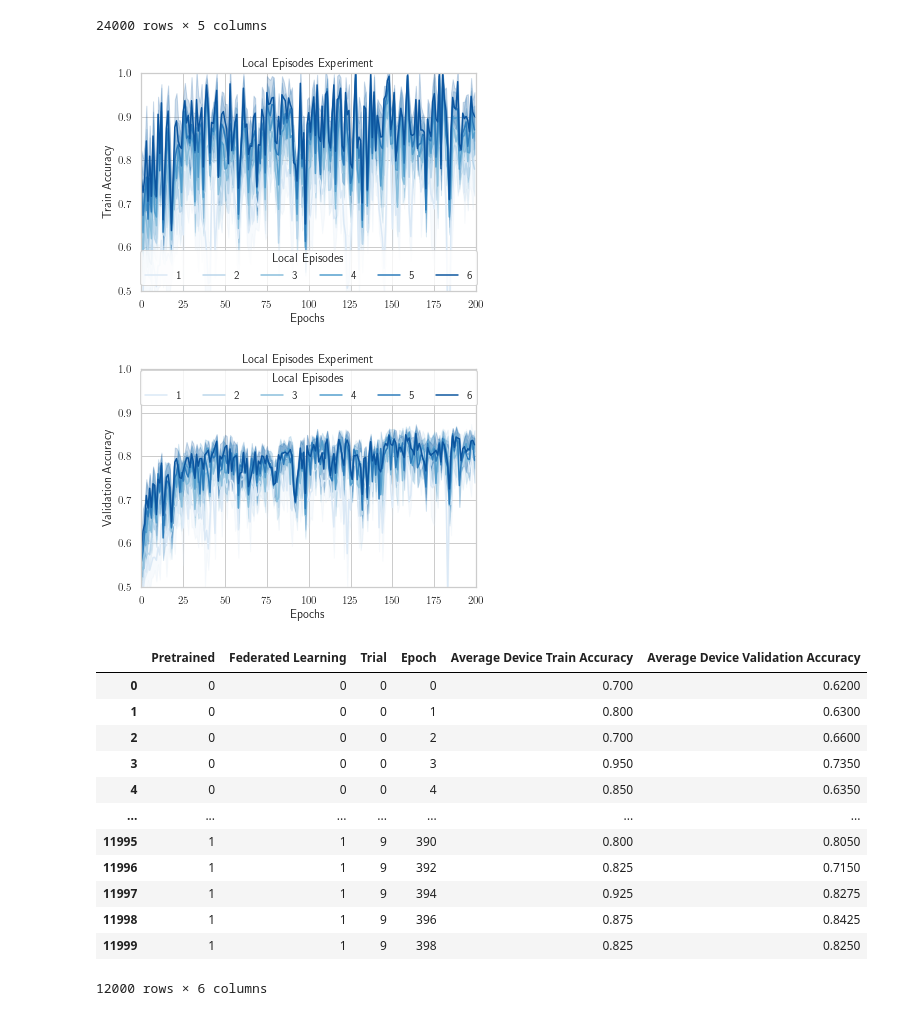
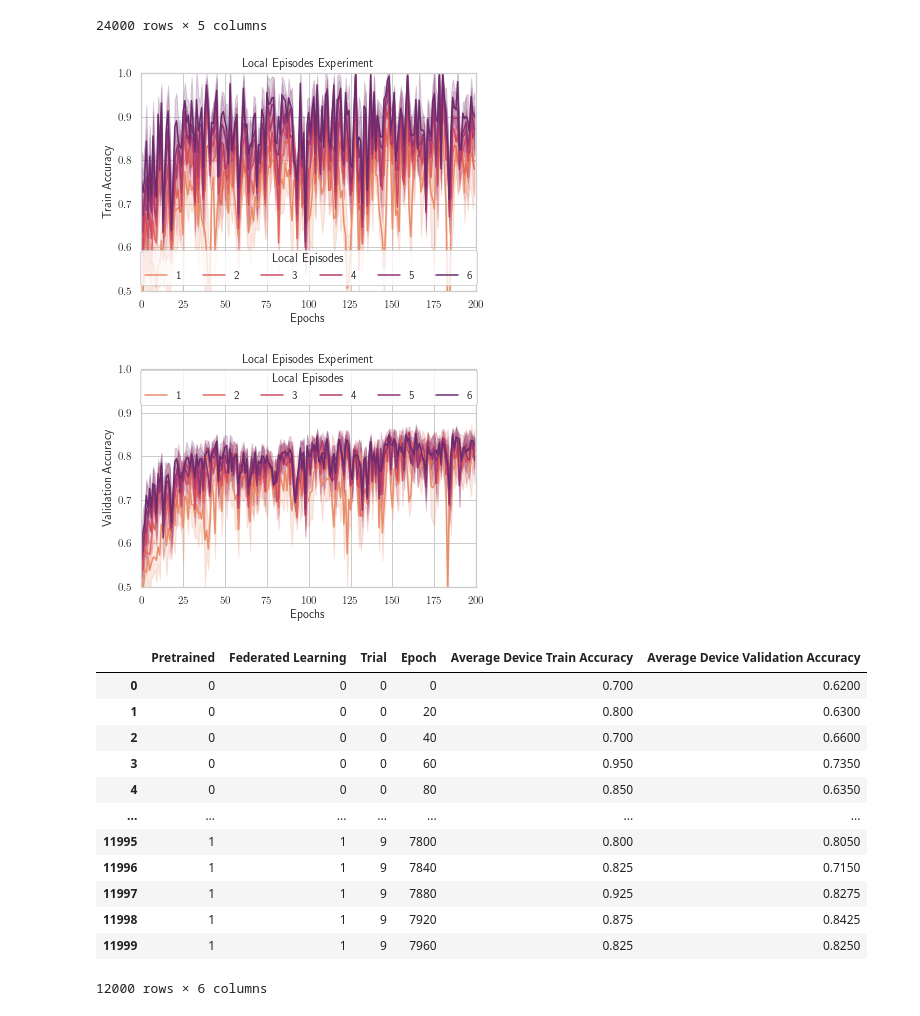
Before and after one commit to kavyakvk/TinyFederatedLearning, a Jupyter notebook: source/simulation/simulation-results/Graphing.ipynb, the cells around one changed output. Drawn from its saved outputs; the diff is of its cells as text; code cells hidden in the pictures.

```diff
--- a/source/simulation/simulation-results/Graphing.ipynb
+++ b/source/simulation/simulation-results/Graphing.ipynb
@@ -16,7 +16,7 @@ matplotlib.rcParams.update({
 })
 sns.set_context("notebook")
 sns.set_style("whitegrid")
-sns.set_palette(sns.color_palette("colorblind", 7))
+sns.set_palette(sns.color_palette("magma", 2))
 # %%
 df = pd.read_csv("results_local_episodes.csv")
 df.columns = ["Local Episodes", "Trial", "Epoch",
@@ -39,53 +39,55 @@ df
 # %%
 fig1, ax1 = plt.subplots(figsize=(6,4))
 ax1.set_ylim([0.5,1.0])
 ax1.set_xlim([0,200])
 sns.lineplot(
     data=df, x="Epoch", y="Average Device Train Accuracy",
-    hue="Local Episodes", ci="sd", palette=sns.color_palette("Blues", 6),
+    hue="Local Episodes", ci="sd", palette=sns.color_palette("flare", 6),
     ax=ax1).set(title='Local Episodes Experiment',
                                                  ylabel = "Train Accuracy",
                                                  xlabel = "Epochs")
 ax1.legend(loc='lower center', bbox_to_anchor=(0.5, 0), ncol=6, title="Local Episodes")
 fig1.savefig('figures/local-train.pdf', bbox_inches='tight')
 # %% [output]
-[figure, old version]
+[figure, new version]
 # %%
 fig2, ax2 = plt.subplots(figsize=(6,4))
 ax2.set_ylim([0.5,1.0])
 ax2.set_xlim([0,200])
 sns.lineplot(
     data=df, x="Epoch", y="Average Device Validation Accuracy",
-    hue="Local Episodes", ci="sd", palette=sns.color_palette("Blues", 6),
+    hue="Local Episodes", ci="sd", palette=sns.color_palette("flare", 6),
                         ax=ax2).set(title='Local Episodes Experiment',
                                                  ylabel = "Validation Accuracy",
                                                  xlabel = "Epochs")
 ax2.legend(loc='lower center', bbox_to_anchor=(0.5, 0.81), ncol=6, title="Local Episodes")
 fig2.savefig('figures/local-val.pdf', bbox_inches='tight')
 # %% [output]
-[figure, old version]
+[figure, new version]
 # %%
 df_comparison = pd.read_csv("results_comparison.csv")
 
 for index, row in df_comparison.iterrows():
     if(row['fl']-1 == 0):
-        df_comparison.at[index, 'epoch'] = row["epoch"]*2
+        df_comparison.at[index, 'epoch'] = row["epoch"]*2*20
+    else:
+        df_comparison.at[index, 'epoch'] = row["epoch"]*20
 df_comparison.columns = ["Pretrained", "Federated Learning", "Trial", "Epoch",
                          "Average Device Train Accuracy", "Average Device Validation Accuracy"]
 df_comparison
 # %% [output]
 |  | Pretrained | Federated Learning | Trial | Epoch | Average Device Train Accuracy | Average Device Validation Accuracy |
 | 0 | 0 | 0 | 0 | 0 | 0.700 | 0.6200 |
-| 1 | 0 | 0 | 0 | 1 | 0.800 | 0.6300 |
-| 2 | 0 | 0 | 0 | 2 | 0.700 | 0.6600 |
-| 3 | 0 | 0 | 0 | 3 | 0.950 | 0.7350 |
-| 4 | 0 | 0 | 0 | 4 | 0.850 | 0.6350 |
+| 1 | 0 | 0 | 0 | 20 | 0.800 | 0.6300 |
+| 2 | 0 | 0 | 0 | 40 | 0.700 | 0.6600 |
+| 3 | 0 | 0 | 0 | 60 | 0.950 | 0.7350 |
+| 4 | 0 | 0 | 0 | 80 | 0.850 | 0.6350 |
 | ... | ... | ... | ... | ... | ... | ... |
-| 11995 | 1 | 1 | 9 | 390 | 0.800 | 0.8050 |
-| 11996 | 1 | 1 | 9 | 392 | 0.825 | 0.7150 |
-| 11997 | 1 | 1 | 9 | 394 | 0.925 | 0.8275 |
-| 11998 | 1 | 1 | 9 | 396 | 0.875 | 0.8425 |
-| 11999 | 1 | 1 | 9 | 398 | 0.825 | 0.8250 |
+| 11995 | 1 | 1 | 9 | 7800 | 0.800 | 0.8050 |
+| 11996 | 1 | 1 | 9 | 7840 | 0.825 | 0.7150 |
+| 11997 | 1 | 1 | 9 | 7880 | 0.925 | 0.8275 |
+| 11998 | 1 | 1 | 9 | 7920 | 0.875 | 0.8425 |
+| 11999 | 1 | 1 | 9 | 7960 | 0.825 | 0.8250 |
 12000 rows × 6 columns
 # %%
 fig3, ax3 = plt.subplots(figsize=(6,4))
```
Also changed, not shown: parts of 8 cells of this notebook, 19 other files.
